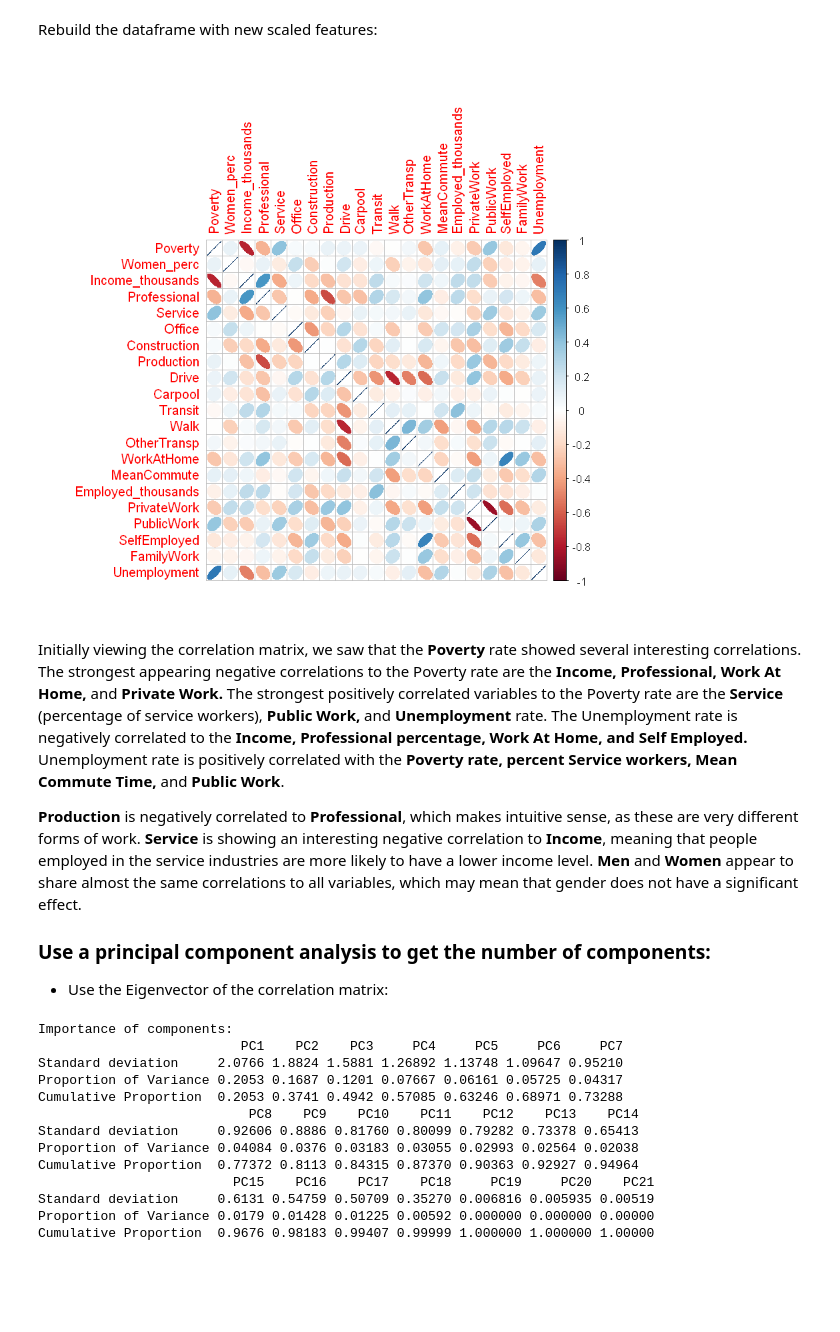
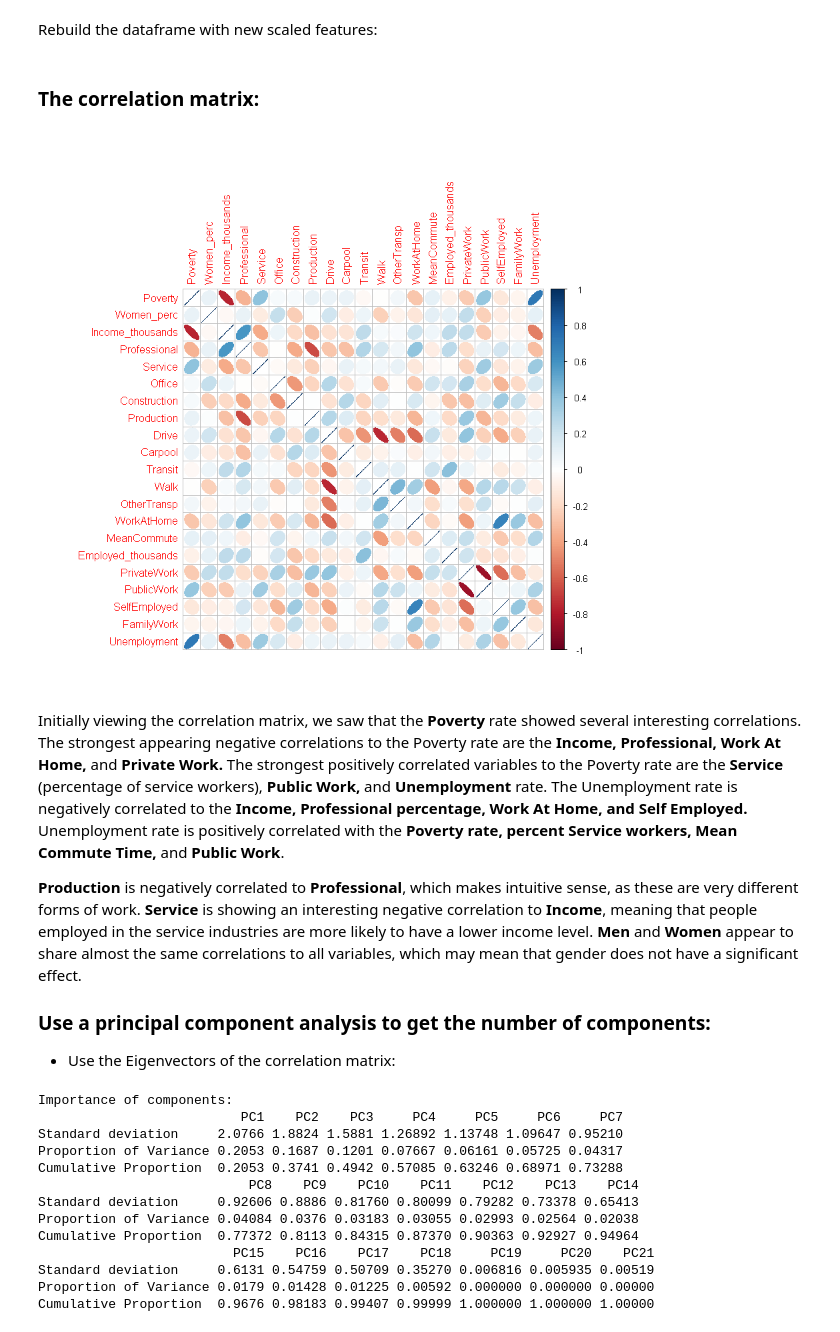
Before and after one commit to ericnewnam/ericnewnam.github.io, a Jupyter notebook: factor-analysis-census.ipynb, the cells around one changed output. Saved outputs shown, nothing was run; the diff lists cells and outputs as text; code cells hidden in the pictures; blank space fills up the shorter version.

```diff
--- a/factor-analysis-census.ipynb
+++ b/factor-analysis-census.ipynb
@@ -145,18 +148,21 @@ df = df[, c('Poverty',
             'SelfEmployed',
             'FamilyWork',
             'Unemployment')]
+# %% [markdown]
+### The correlation matrix:
 # %%
+par(cex=0.8)
 corr_matrix = cor(df)
 corrplot(corr_matrix, method = 'ellipse')
 # %% [output]
-[figure, old version]
+[figure, new version]
 # %% [markdown]
 Initially viewing the correlation matrix, we saw that the **Poverty** rate showed several interesting correlations. The strongest appearing negative correlations to the Poverty rate are the **Income, Professional, Work At Home,** and **Private Work.** The strongest positively correlated variables to the Poverty rate are the **Service** (percentage of service workers), **Public Work,** and **Unemployment** rate. The Unemployment rate is negatively correlated to the **Income, Professional percentage, Work At Home, and Self Employed.** Unemployment rate is positively correlated with the **Poverty rate, percent Service workers, Mean Commute Time,** and **Public Work**.
 
 **Production** is negatively correlated to **Professional**, which makes intuitive sense, as these are very different forms of work. **Service** is showing an interesting negative correlation to **Income**, meaning that people employed in the service industries are more likely to have a lower income level. **Men** and **Women** appear to share almost the same correlations to all variables, which may mean that gender does not have a significant effect.
 
 ### Use a principal component analysis to get the number of components:
-- Use the Eigenvector of the correlation matrix:
+- Use the Eigenvectors of the correlation matrix:
 # %%
 # use the Eigenvectors of the correlation matrix:
 pca = prcomp(df, scale. = TRUE)
```
Also changed, not shown: parts of 6 cells of this notebook, 4 other files.
